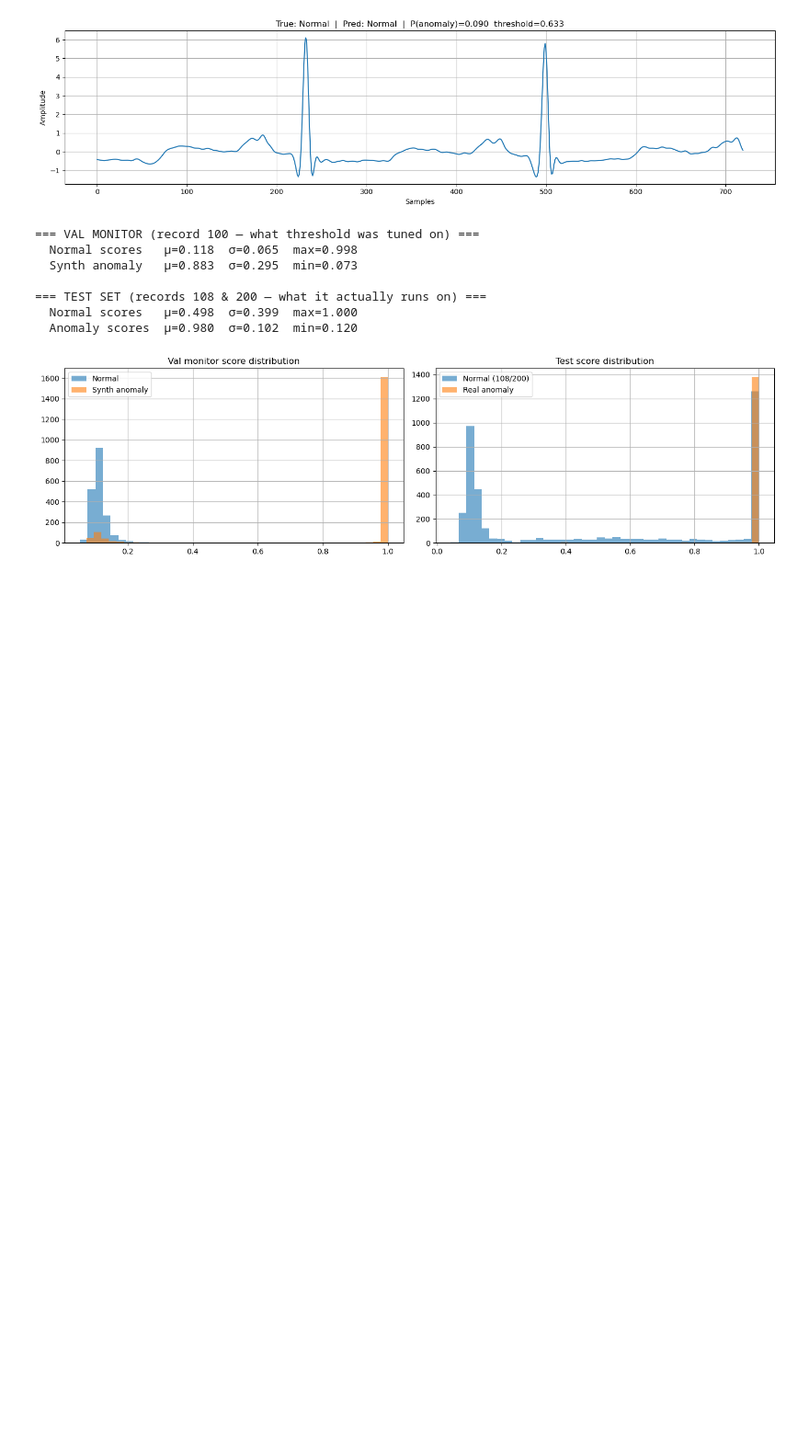
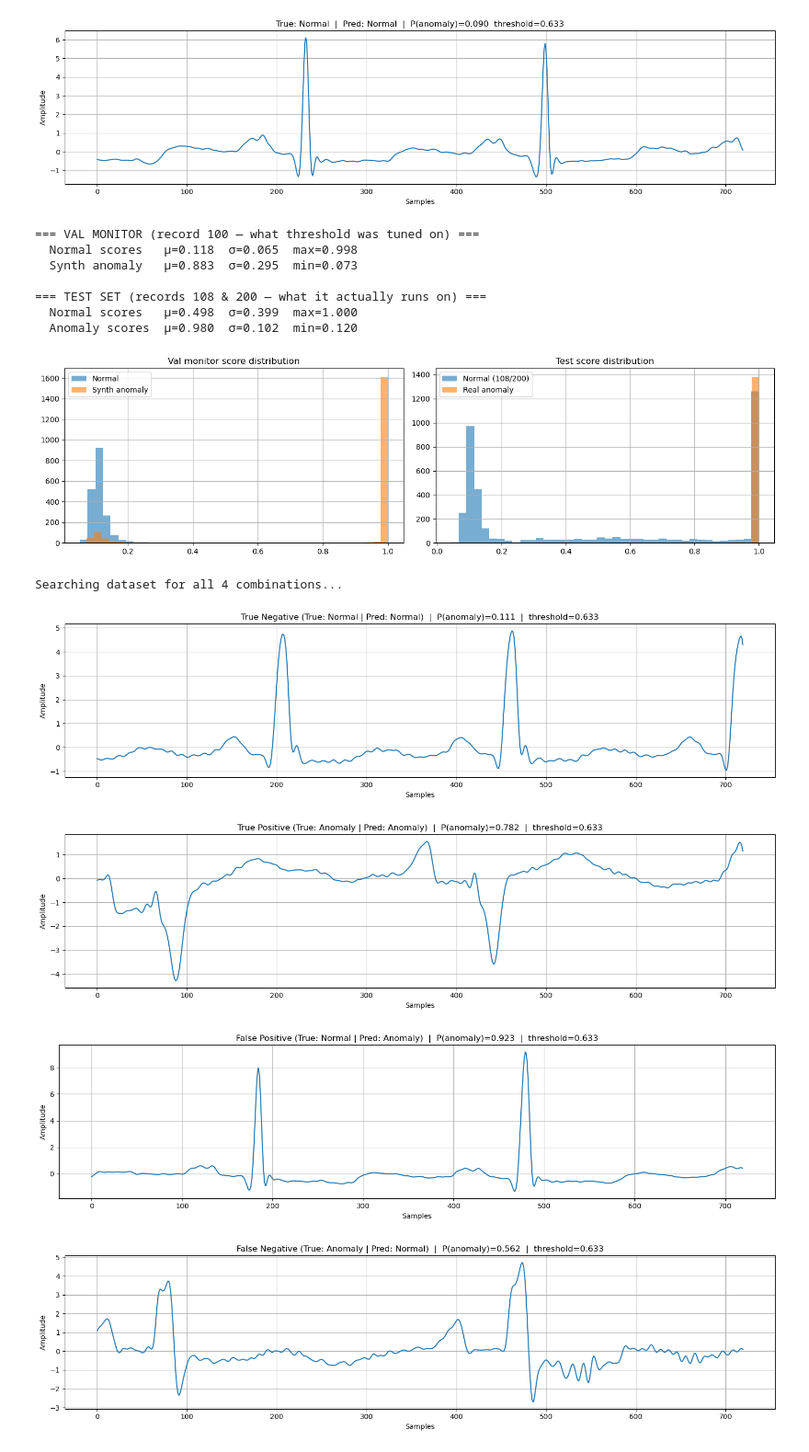
Before and after one commit to NietzscheDostoevsky/MastersDS, a Jupyter notebook: AM620-Lab/FinalProject/LRE_Anomaly_Detection_Final.ipynb, the cells around one changed output. Shown at 92% size. Saved outputs shown, nothing was run; the diff lists cells and outputs as text; code cells hidden in the pictures; blank space fills up the shorter version.

Commit message:
final model training

```diff
--- a/AM620-Lab/FinalProject/LRE_Anomaly_Detection_Final.ipynb
+++ b/AM620-Lab/FinalProject/LRE_Anomaly_Detection_Final.ipynb
@@ -941,3 +939,73 @@ score_diagnostic(model, test_loader, val_monitor_loader, device)
   Normal scores   μ=0.498  σ=0.399  max=1.000
   Anomaly scores  μ=0.980  σ=0.102  min=0.120
 [figure]
+# %%
+import torch
+
+@torch.no_grad()
+def plot_all_prediction_combinations(model, dataset, threshold_val: float):
+    model.eval()
+
+    # A dictionary to store the first example we find for each of the 4 quadrants
+    examples = {
+        "True Negative (True: Normal | Pred: Normal)": None,
+        "True Positive (True: Anomaly | Pred: Anomaly)": None,
+        "False Positive (True: Normal | Pred: Anomaly)": None,    # False Alarm
+        "False Negative (True: Anomaly | Pred: Normal)": None     # Missed Anomaly
+    }
+
+    print("Searching dataset for all 4 combinations...")
+
+    for i in range(len(dataset)):
+        signal, label = dataset[i]
+
+        # Get the model's prediction probability.
+        # Using the 'device' variable already defined in your notebook.
+        prob = torch.sigmoid(model(signal.unsqueeze(0).to(device))).item()
+        pred = int(prob > threshold_val)
+
+        # Format the true label
+        true_label = int(label.item() if isinstance(label, torch.Tensor) else label)
+
+        # 1. True Negative
+        if true_label == 0 and pred == 0 and examples["True Negative (True: Normal | Pred: Normal)"] is None:
+            examples["True Negative (True: Normal | Pred: Normal)"] = (signal, prob)
+
+        # 2. True Positive
+        elif true_label == 1 and pred == 1 and examples["True Positive (True: Anomaly | Pred: Anomaly)"] is None:
+            examples["True Positive (True: Anomaly | Pred: Anomaly)"] = (signal, prob)
+
+        # 3. False Positive (False Alarm)
+        elif true_label == 0 and pred == 1 and examples["False Positive (True: Normal | Pred: Anomaly)"] is None:
+            examples["False Positive (True: Normal | Pred: Anomaly)"] = (signal, prob)
+
+        # 4. False Negative (Missed Anomaly)
+        elif true_label == 1 and pred == 0 and examples["False Negative (True: Anomaly | Pred: Normal)"] is None:
+            examples["False Negative (True: Anomaly | Pred: Normal)"] = (signal, prob)
+
+        # Stop searching if we have found all 4 combinations!
+        if all(v is not None for v in examples.values()):
+            break
+
+    # Plot the results
+    for title, data in examples.items():
+        if data is not None:
+            signal, prob = data
+            # using plot_ecg from your notebook
+            plot_ecg(
+                signal.squeeze().numpy(),
+                title=f"{title}  |  P(anomaly)={prob:.3f}  |  threshold={threshold_val:.3f}"
+            )
+        else:
+            print(f"⚠️ Could not find an example for: {title}")
+            print("  (Your model might be too accurate on this test set to make this specific mistake!)")
+
+# --- RUN THE FUNCTION ---
+# Using the exact variable 'threshold' defined in your notebook
+plot_all_prediction_combinations(model, test_dataset, threshold)
+# %% [output]
+Searching dataset for all 4 combinations...
+[figure, added]
+[figure, added]
+[figure, added]
+[figure, added]
```
Also changed, not shown: parts of 6 cells of this notebook, 28 other files.
